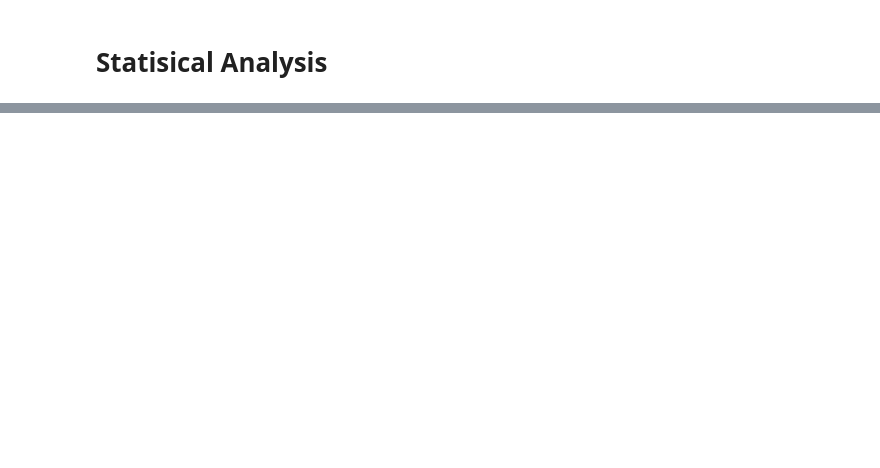
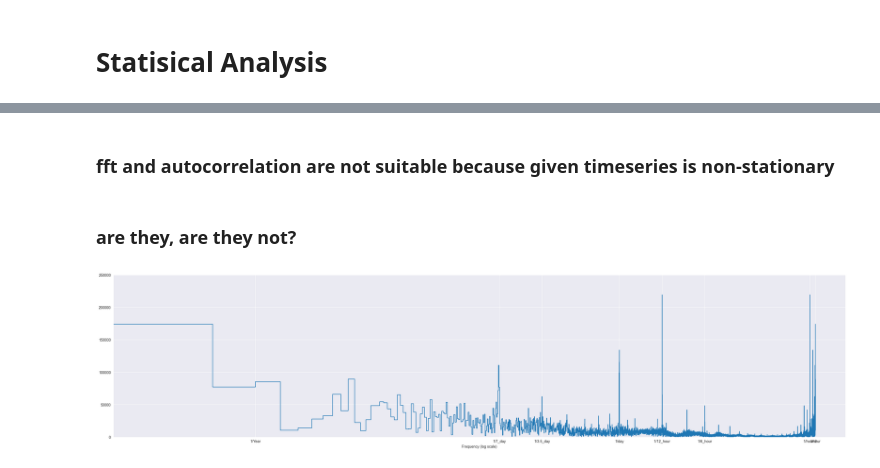
Before and after one commit to valentin-17/epf, a Jupyter notebook: notebooks/exploratory_analysis.ipynb, the cells around one changed output, grey strips where cells are left out. Saved outputs shown, nothing was run; the diff lists cells and outputs as text; code cells hidden in the pictures; blank space fills up the shorter version.

```diff
--- a/notebooks/exploratory_analysis.ipynb
+++ b/notebooks/exploratory_analysis.ipynb
@@ -111,3 +132,26 @@ sns.heatmap(correlation_matrix,
 plt.savefig("../reports/figures/de_lu_price_correlations.png", dpi=300)
 
 plt.show()
+# %% [markdown]
+### fft and autocorrelation are not suitable because given timeseries is non-stationary
+# %% [markdown]
+### are they, are they not?
+# %%
+# to check which frequencies are present in the timeseries data fft and wavelet transform are used
+fft = tf.signal.fft(combined_df["de_lu_price"])
+f_per_dataset = np.arange(0, len(fft))
+
+n_samples_h = len(combined_df["de_lu_price"])
+hours_per_year = 24*365.2524
+years_per_dataset = n_samples_h/(hours_per_year)
+
+plt.figure(figsize=(36, 8))
+f_per_year = f_per_dataset/years_per_dataset
+plt.step(f_per_year, np.abs(fft))
+plt.xscale('log')
+plt.ylim(0, 250000)
+plt.xlim([0.1, max(plt.xlim())])
+plt.xticks([1, 365.2524/7, 365.2524/3.5, 365.2524, 365.2524*2, 365.2524*24/6, 365.2524*22, 365.2524*24], labels=['1/Year', '1/7_day', '1/3.5_day', '1/day', '1/12_hour', '1/6_hour', '1/hour-2', '1/hour'])
+_ = plt.xlabel('Frequency (log scale)')
+# %% [output]
+[figure, added]
```
Also changed, not shown: parts of 15 cells of this notebook, 8 other files.
